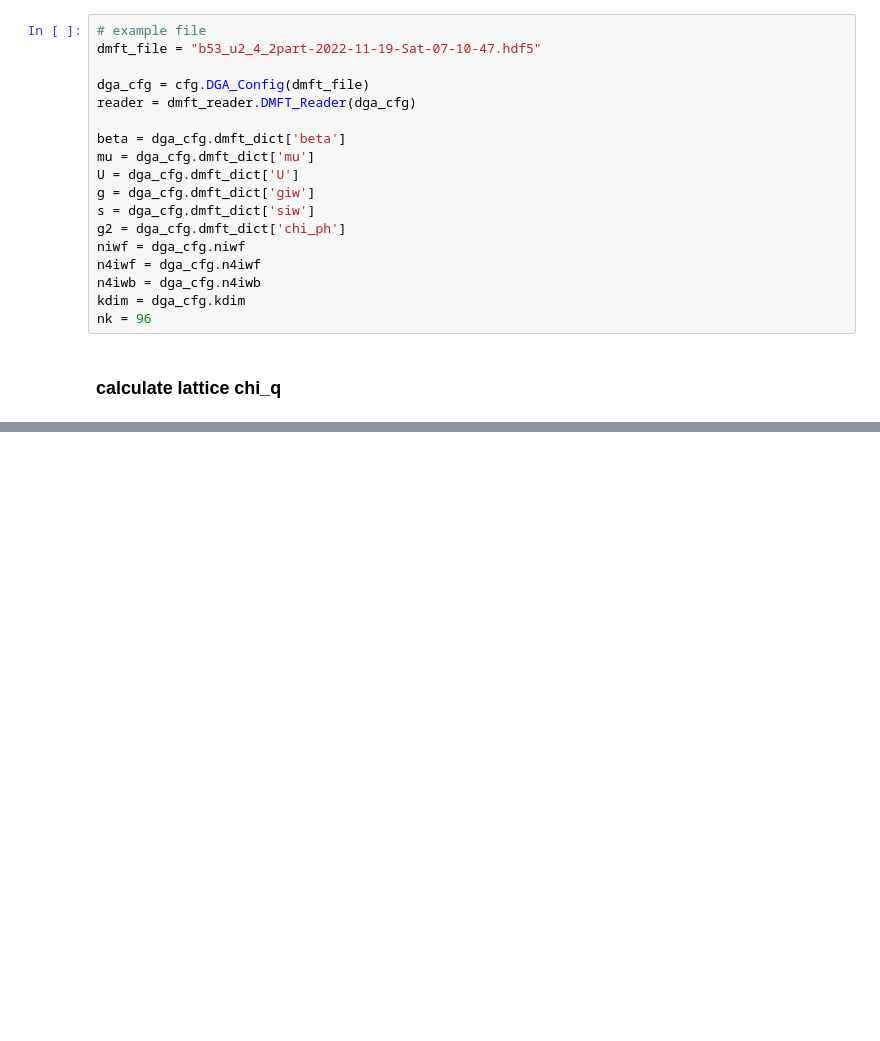
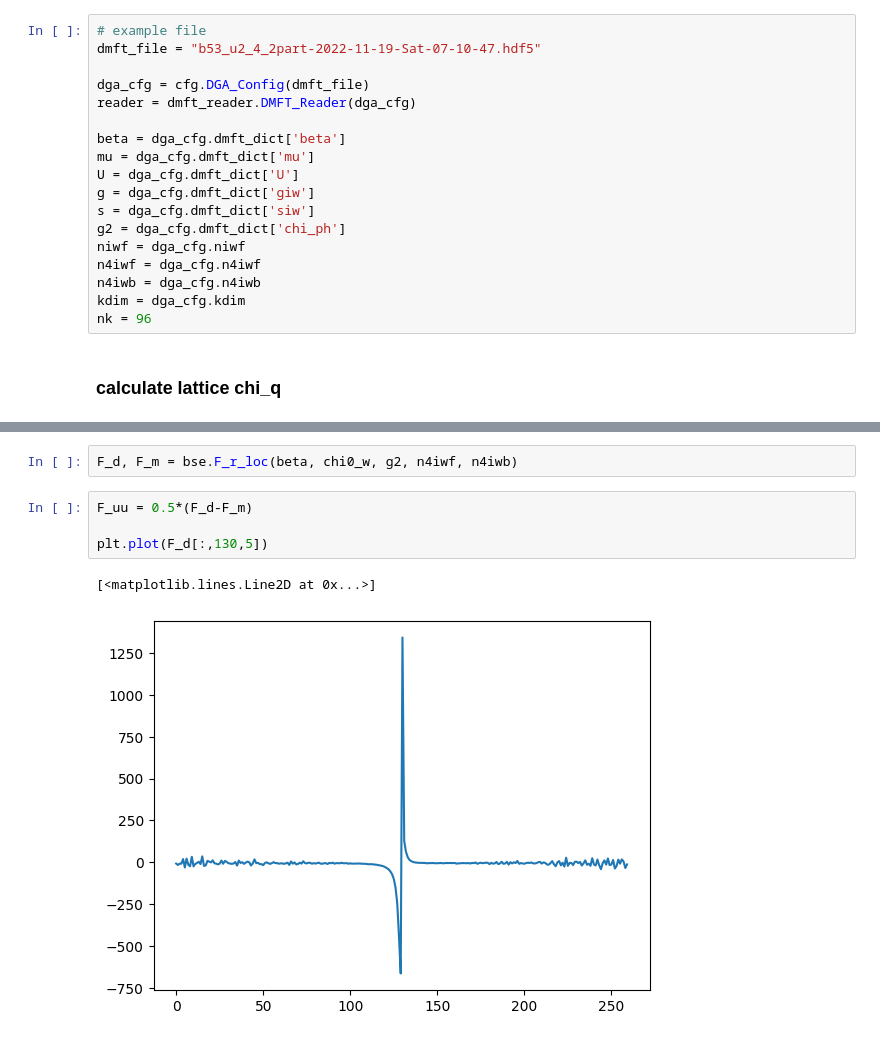
Before and after one commit to emoghadas/lDGA, a Jupyter notebook: example/lDGA_test.ipynb, the cells around one changed output, grey strips where cells are left out. Saved outputs shown, nothing was run; the diff lists cells and outputs as text; blank space fills up the shorter version.

```diff
--- a/example/lDGA_test.ipynb
+++ b/example/lDGA_test.ipynb
@@ -50,0 +54,9 @@ plt.plot(chi, ".-")
+# %%
+F_d, F_m = bse.F_r_loc(beta, chi0_w, g2, n4iwf, n4iwb)
+# %%
+F_uu = 0.5*(F_d-F_m)
+
+plt.plot(F_d[:,130,5])
+# %% [output]
+[<matplotlib.lines.Line2D at 0x...>]
+[figure, added]
```
Also changed, not shown: parts of 3 cells of this notebook, 6 other files.
